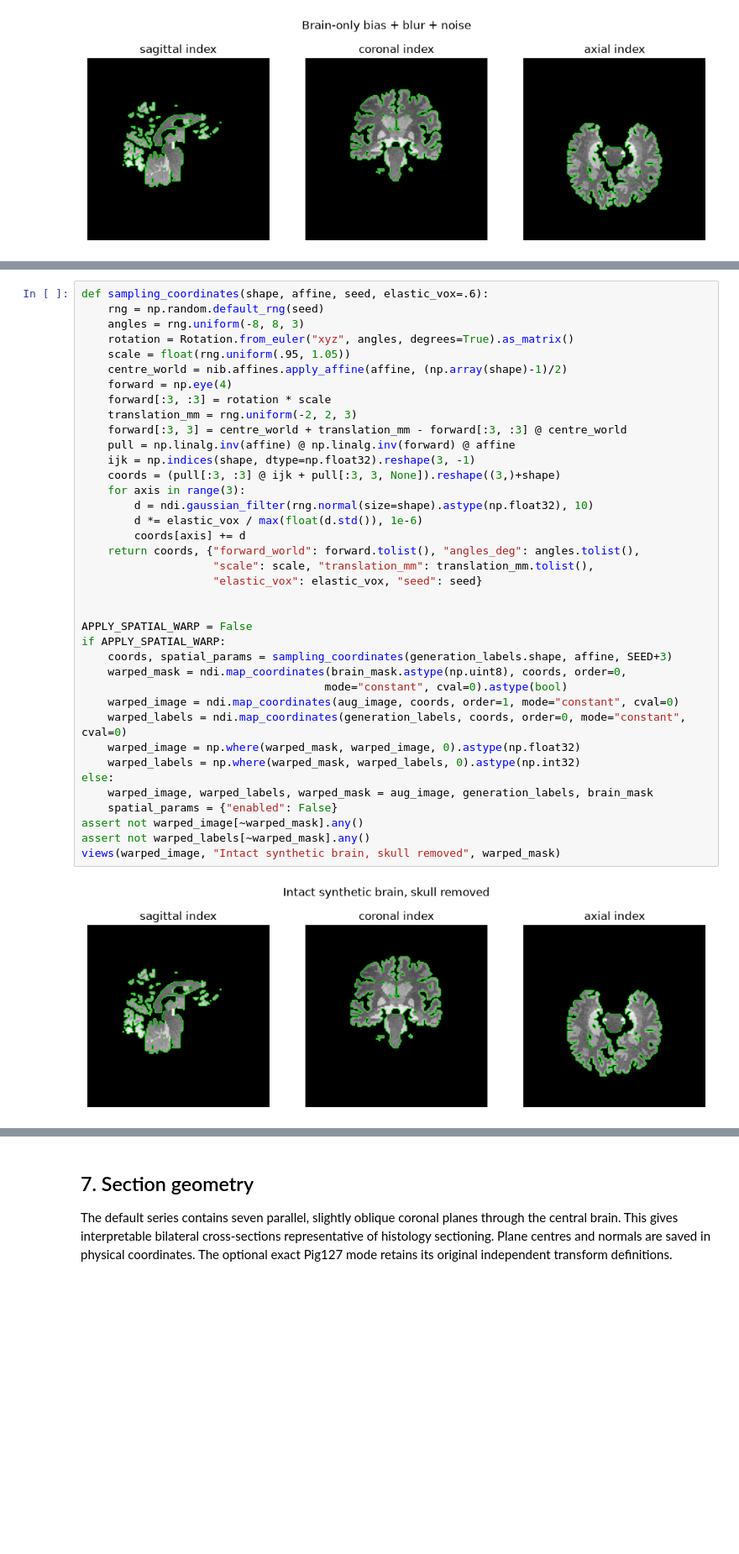
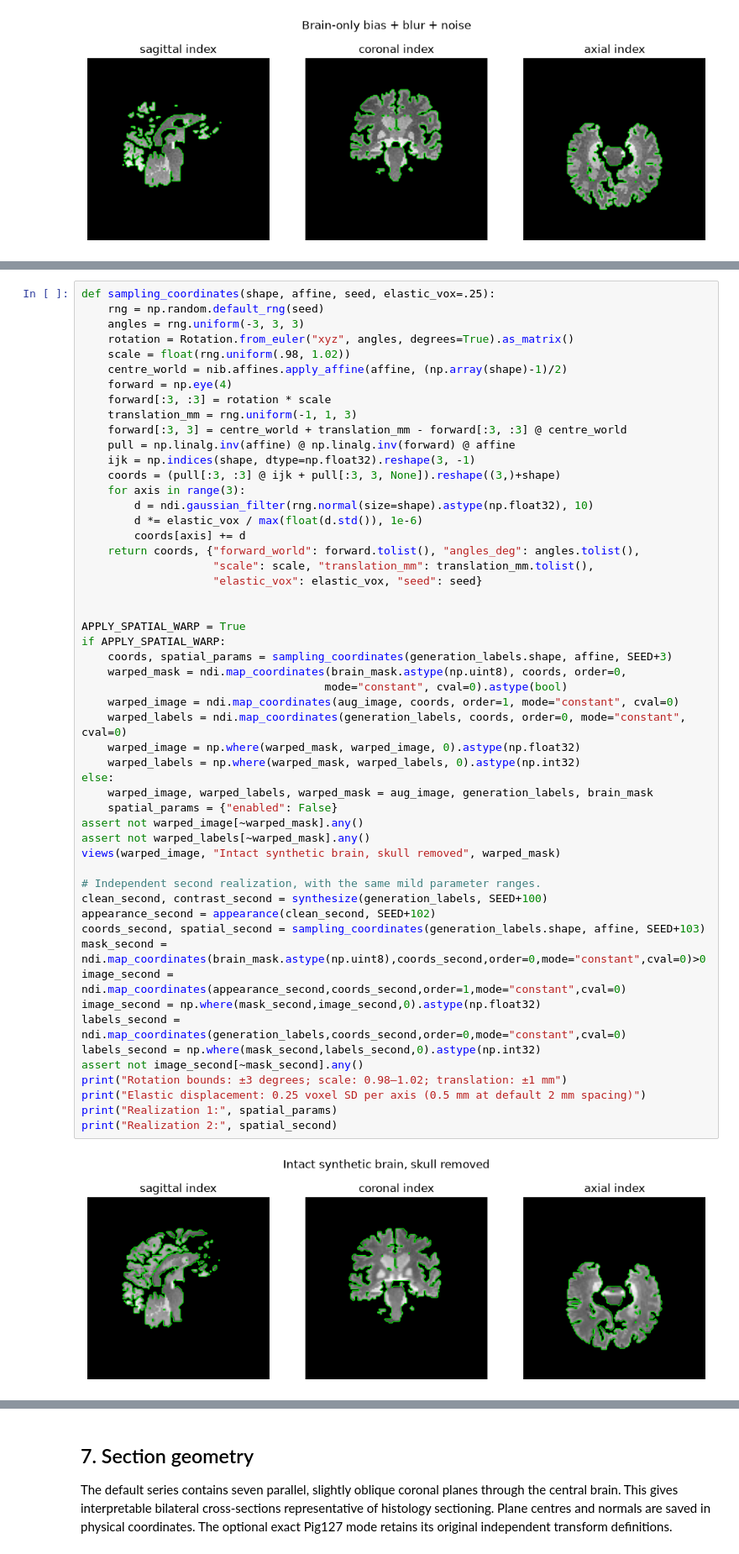
Before and after one commit to dadashkarimi/pigskin, a Jupyter notebook: notebooks/PIGTAILS_Real_Brain_Executed.ipynb, the cells around one changed output, grey strips where cells are left out. Shown at 84% size. Saved outputs shown, nothing was run; the diff lists cells and outputs as text; blank space fills up the shorter version.

```diff
--- a/notebooks/PIGTAILS_Real_Brain_Executed.ipynb
+++ b/notebooks/PIGTAILS_Real_Brain_Executed.ipynb
@@ -220,40 +220,55 @@ For exact Pig127 histology locations, leave APPLY_SPATIAL_WARP=False. Warping an
 # %%
-def sampling_coordinates(shape, affine, seed, elastic_vox=.6):
+def sampling_coordinates(shape, affine, seed, elastic_vox=.25):
     rng = np.random.default_rng(seed)
-    angles = rng.uniform(-8, 8, 3)
+    angles = rng.uniform(-3, 3, 3)
     rotation = Rotation.from_euler("xyz", angles, degrees=True).as_matrix()
-    scale = float(rng.uniform(.95, 1.05))
+    scale = float(rng.uniform(.98, 1.02))
     centre_world = nib.affines.apply_affine(affine, (np.array(shape)-1)/2)
     forward = np.eye(4)
     forward[:3, :3] = rotation * scale
-    translation_mm = rng.uniform(-2, 2, 3)
+    translation_mm = rng.uniform(-1, 1, 3)
     forward[:3, 3] = centre_world + translation_mm - forward[:3, :3] @ centre_world
     pull = np.linalg.inv(affine) @ np.linalg.inv(forward) @ affine
     ijk = np.indices(shape, dtype=np.float32).reshape(3, -1)
     coords = (pull[:3, :3] @ ijk + pull[:3, 3, None]).reshape((3,)+shape)
     for axis in range(3):
         d = ndi.gaussian_filter(rng.normal(size=shape).astype(np.float32), 10)
         d *= elastic_vox / max(float(d.std()), 1e-6)
         coords[axis] += d
     return coords, {"forward_world": forward.tolist(), "angles_deg": angles.tolist(),
                     "scale": scale, "translation_mm": translation_mm.tolist(),
                     "elastic_vox": elastic_vox, "seed": seed}
 
 
-APPLY_SPATIAL_WARP = False
+APPLY_SPATIAL_WARP = True
 if APPLY_SPATIAL_WARP:
     coords, spatial_params = sampling_coordinates(generation_labels.shape, affine, SEED+3)
     warped_mask = ndi.map_coordinates(brain_mask.astype(np.uint8), coords, order=0,
                                      mode="constant", cval=0).astype(bool)
     warped_image = ndi.map_coordinates(aug_image, coords, order=1, mode="constant", cval=0)
     warped_labels = ndi.map_coordinates(generation_labels, coords, order=0, mode="constant", cval=0)
     warped_image = np.where(warped_mask, warped_image, 0).astype(np.float32)
     warped_labels = np.where(warped_mask, warped_labels, 0).astype(np.int32)
 else:
     warped_image, warped_labels, warped_mask = aug_image, generation_labels, brain_mask
     spatial_params = {"enabled": False}
 assert not warped_image[~warped_mask].any()
 assert not warped_labels[~warped_mask].any()
 views(warped_image, "Intact synthetic brain, skull removed", warped_mask)
+
+# Independent second realization, with the same mild parameter ranges.
+clean_second, contrast_second = synthesize(generation_labels, SEED+100)
+appearance_second = appearance(clean_second, SEED+102)
+coords_second, spatial_second = sampling_coordinates(generation_labels.shape, affine, SEED+103)
+mask_second = ndi.map_coordinates(brain_mask.astype(np.uint8),coords_second,order=0,mode="constant",cval=0)>0
+image_second = ndi.map_coordinates(appearance_second,coords_second,order=1,mode="constant",cval=0)
+image_second = np.where(mask_second,image_second,0).astype(np.float32)
+labels_second = ndi.map_coordinates(generation_labels,coords_second,order=0,mode="constant",cval=0)
+labels_second = np.where(mask_second,labels_second,0).astype(np.int32)
+assert not image_second[~mask_second].any()
+print("Rotation bounds: ±3 degrees; scale: 0.98–1.02; translation: ±1 mm")
+print("Elastic displacement: 0.25 voxel SD per axis (0.5 mm at default 2 mm spacing)")
+print("Realization 1:", spatial_params)
+print("Realization 2:", spatial_second)
 # %% [output]
-[figure, old version]
+[figure, new version]
```
Also changed, not shown: parts of 6 cells of this notebook, 2 other files.
